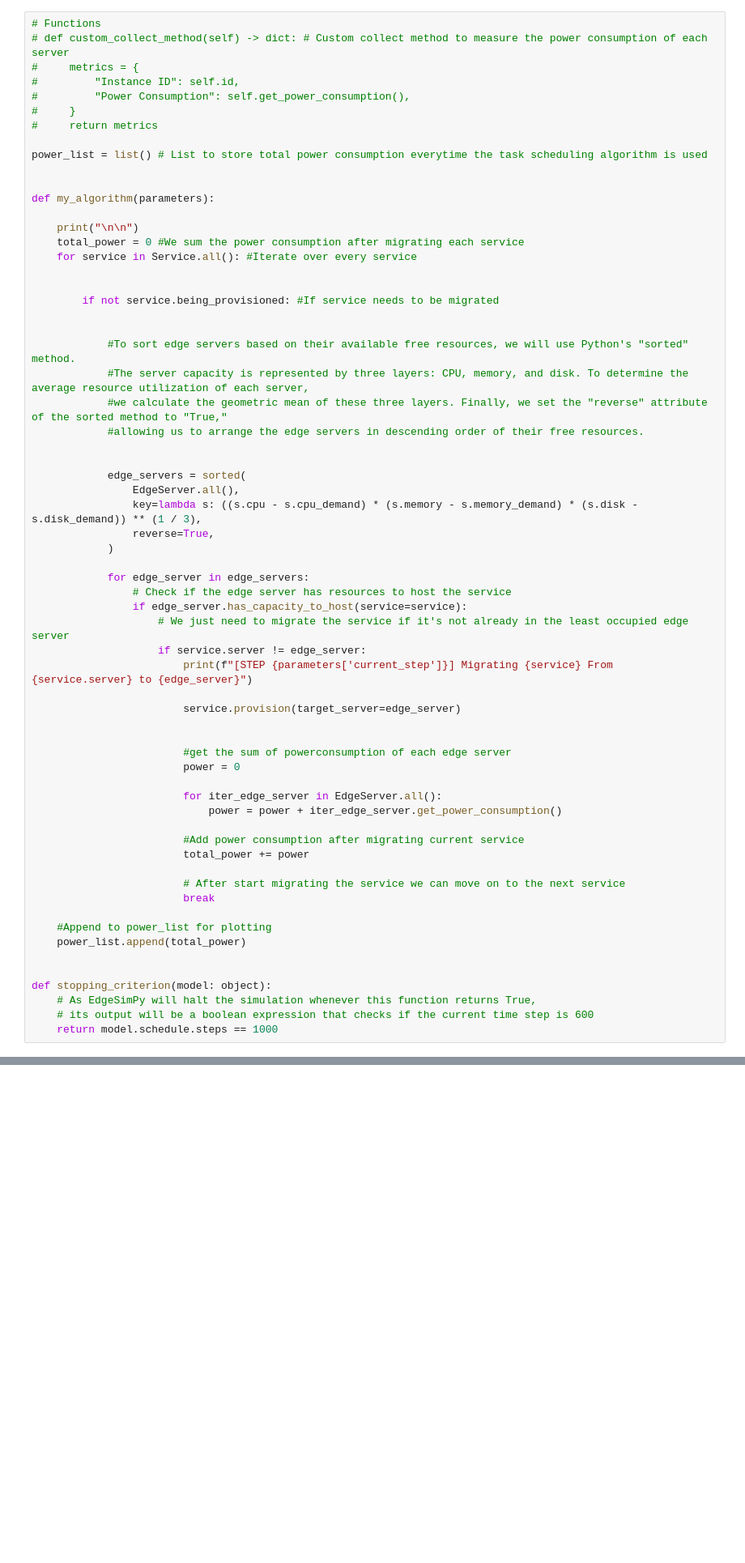
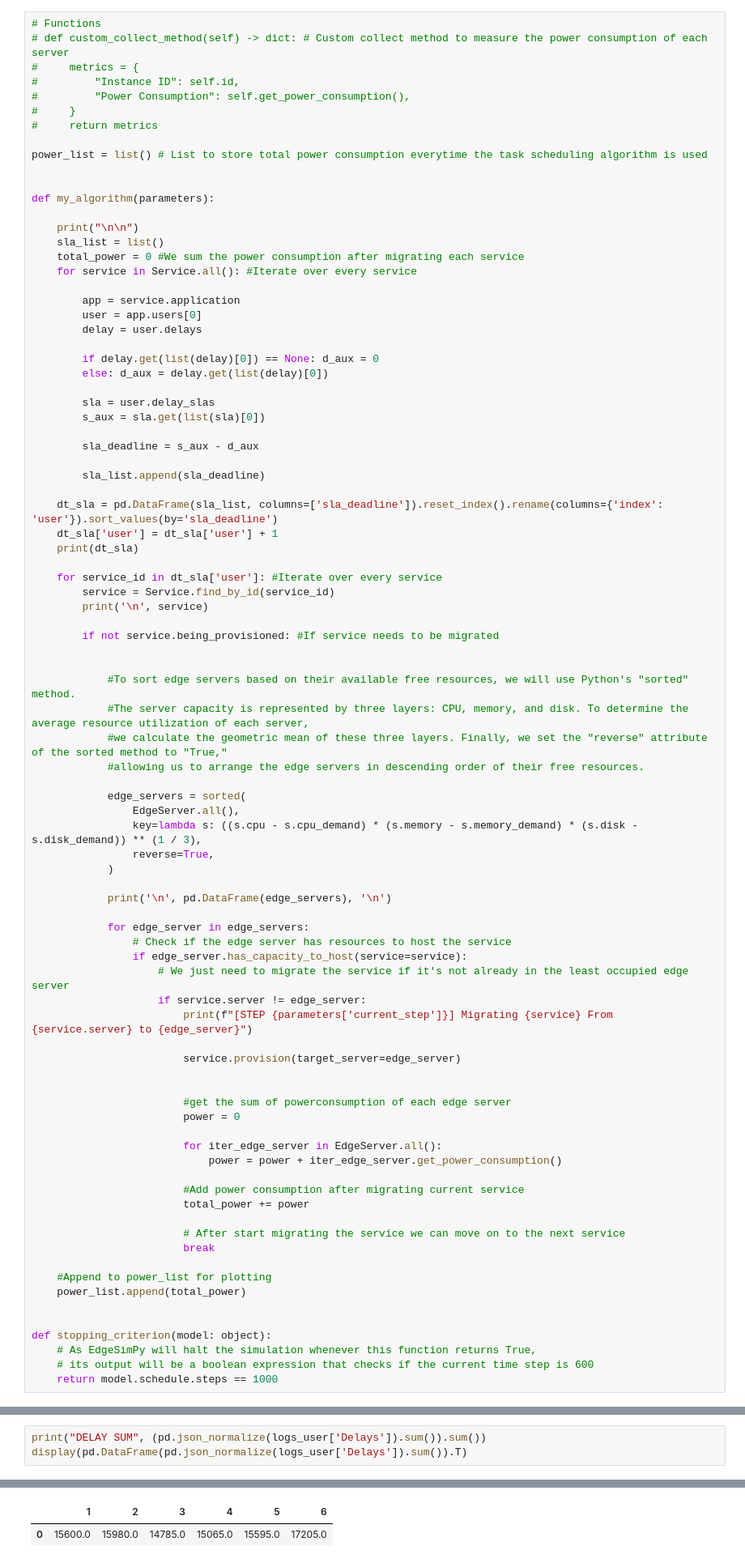
Before and after one commit to mascalmeida/edgeexperiments, a Jupyter notebook: worst_fit.ipynb, the cells around one changed output, grey strips where cells are left out. Shown at 81% size. Drawn from its saved outputs; the diff is of its cells as text; blank space fills up the shorter version.

Commit message:
feat[sla]: create a new heuristic approach to sort by sla deadlines before define edge server

```diff
--- a/worst_fit.ipynb
+++ b/worst_fit.ipynb
@@ -34,9 +34,31 @@ power_list = list() # List to store total power consumption everytime the task s
 def my_algorithm(parameters):
 
     print("\n\n")
+    sla_list = list()
     total_power = 0 #We sum the power consumption after migrating each service
     for service in Service.all(): #Iterate over every service
 
+        app = service.application
+        user = app.users[0]
+        delay = user.delays
+
+        if delay.get(list(delay)[0]) == None: d_aux = 0
+        else: d_aux = delay.get(list(delay)[0])
+
+        sla = user.delay_slas
+        s_aux = sla.get(list(sla)[0])
+
+        sla_deadline = s_aux - d_aux
+
+        sla_list.append(sla_deadline)
+
+    dt_sla = pd.DataFrame(sla_list, columns=['sla_deadline']).reset_index().rename(columns={'index': 'user'}).sort_values(by='sla_deadline')
+    dt_sla['user'] = dt_sla['user'] + 1
+    print(dt_sla)
+
+    for service_id in dt_sla['user']: #Iterate over every service
+        service = Service.find_by_id(service_id)
+        print('\n', service)
 
         if not service.being_provisioned: #If service needs to be migrated
 
@@ -46,12 +68,13 @@ def my_algorithm(parameters):
             #we calculate the geometric mean of these three layers. Finally, we set the "reverse" attribute of the sorted method to "True,"
             #allowing us to arrange the edge servers in descending order of their free resources.
 
-
             edge_servers = sorted(
                 EdgeServer.all(),
                 key=lambda s: ((s.cpu - s.cpu_demand) * (s.memory - s.memory_demand) * (s.disk - s.disk_demand)) ** (1 / 3),
                 reverse=True,
             )
+
+            print('\n', pd.DataFrame(edge_servers), '\n')
 
             for edge_server in edge_servers:
                 # Check if the edge server has resources to host the service
@@ -151,0 +177,4 @@ display(dt_edge, dt_edge_final)
+# %%
+print("DELAY SUM", (pd.json_normalize(logs_user['Delays']).sum()).sum())
+display(pd.DataFrame(pd.json_normalize(logs_user['Delays']).sum()).T)
+# %% [output]
@@ -151,0 +182,2 @@ display(dt_edge, dt_edge_final)
+|  | 1 | 2 | 3 | 4 | 5 | 6 |
+| 0 | 15600.0 | 15980.0 | 14785.0 | 15065.0 | 15595.0 | 17205.0 |
```
Also changed, not shown: parts of 6 cells of this notebook, 11 other files.
